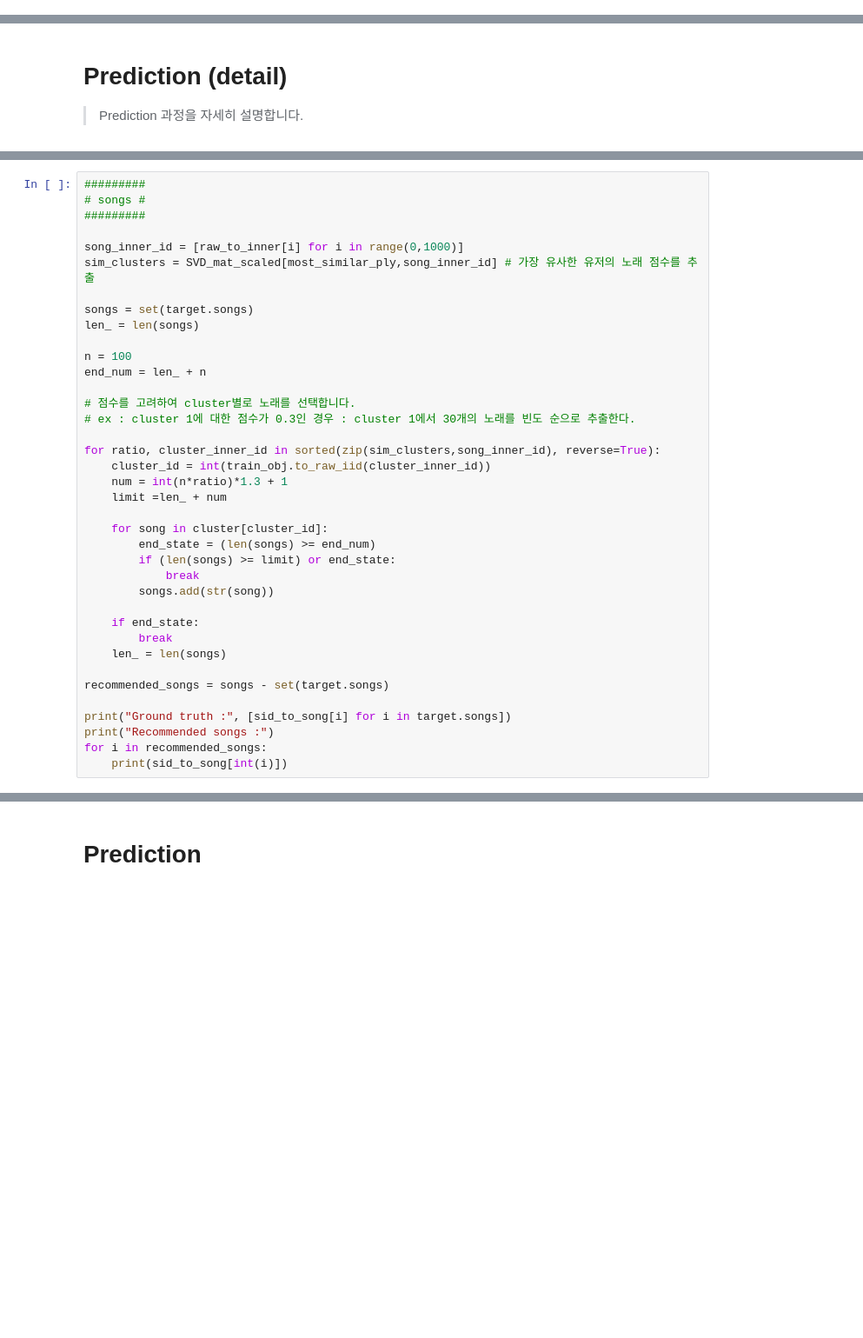
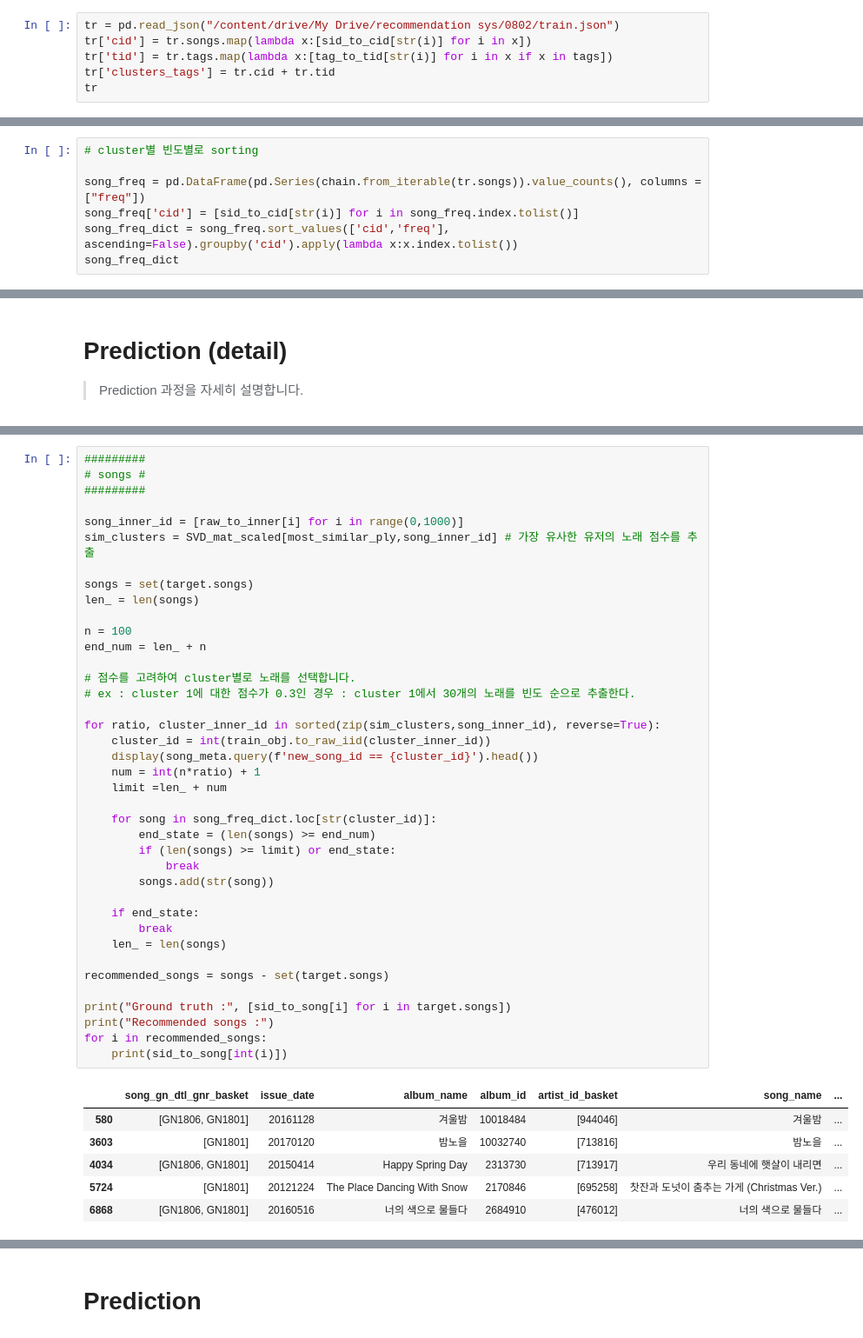
Before and after one commit to haeuuu/Alternating-LeastSquares-for-Playlist-Continuation, a Jupyter notebook: pred_validation.ipynb, the cells around one changed output, grey strips where cells are left out. Shown at 87% size. Drawn from its saved outputs; the diff is of its cells as text; blank space fills up the shorter version.

```diff
--- a/pred_validation.ipynb
+++ b/pred_validation.ipynb
@@ -69,3 +50,9 @@ val
 | 23013 | [] | 36231 |  | [161094, 665833, 688145, 432735, ... | 31 | 2015-11-18 11:49:09.000 | [531, 615, 155, 347, 70, 347, 347... | [] | [531, 615, 155, 347, 70, 347, 347... |
 | 23014 | [] | 65189 |  | [643070, 132994, 98223, 293236, 5... | 19 | 2017-04-23 16:50:58.000 | [133, 510, 968, 626, 798, 804, 85... | [] | [133, 510, 968, 626, 798, 804, 85... |
 23015 rows × 9 columns
+# %%
+tr = pd.read_json("/content/drive/My Drive/recommendation sys/0802/train.json")
+tr['cid'] = tr.songs.map(lambda x:[sid_to_cid[str(i)] for i in x])
+tr['tid'] = tr.tags.map(lambda x:[tag_to_tid[str(i)] for i in x if x in tags])
+tr['clusters_tags'] = tr.cid + tr.tid
+tr
@@ -71,0 +73,7 @@ val
+# %%
+# cluster별 빈도별로 sorting
+
+song_freq = pd.DataFrame(pd.Series(chain.from_iterable(tr.songs)).value_counts(), columns = ["freq"])
+song_freq['cid'] = [sid_to_cid[str(i)] for i in song_freq.index.tolist()]
+song_freq_dict = song_freq.sort_values(['cid','freq'], ascending=False).groupby('cid').apply(lambda x:x.index.tolist())
+song_freq_dict
@@ -144,32 +169,39 @@ sim_clusters = SVD_mat_scaled[most_similar_ply,song_inner_id] # 가장 유사한
 
 songs = set(target.songs)
 len_ = len(songs)
 
 n = 100
 end_num = len_ + n
 
 # 점수를 고려하여 cluster별로 노래를 선택합니다.
 # ex : cluster 1에 대한 점수가 0.3인 경우 : cluster 1에서 30개의 노래를 빈도 순으로 추출한다.
 
 for ratio, cluster_inner_id in sorted(zip(sim_clusters,song_inner_id), reverse=True):
     cluster_id = int(train_obj.to_raw_iid(cluster_inner_id))
-    num = int(n*ratio)*1.3 + 1
+    display(song_meta.query(f'new_song_id == {cluster_id}').head())
+    num = int(n*ratio) + 1
     limit =len_ + num
 
-    for song in cluster[cluster_id]:
+    for song in song_freq_dict.loc[str(cluster_id)]:
         end_state = (len(songs) >= end_num)
         if (len(songs) >= limit) or end_state:
             break
         songs.add(str(song))
 
     if end_state:
         break
     len_ = len(songs)
 
 recommended_songs = songs - set(target.songs)
 
 print("Ground truth :", [sid_to_song[i] for i in target.songs])
 print("Recommended songs :")
 for i in recommended_songs:
     print(sid_to_song[int(i)])
 # %% [output]
+|  | song_gn_dtl_gnr_basket | issue_date | album_name | album_id | artist_id_basket | song_name | ... |
+| 580 | [GN1806, GN1801] | 20161128 | 겨울밤 | 10018484 | [944046] | 겨울밤 | ... |
+| 3603 | [GN1801] | 20170120 | 밤노을 | 10032740 | [713816] | 밤노을 | ... |
+| 4034 | [GN1806, GN1801] | 20150414 | Happy Spring Day | 2313730 | [713917] | 우리 동네에 햇살이 내리면 | ... |
+| 5724 | [GN1801] | 20121224 | The Place Dancing With Snow | 2170846 | [695258] | 찻잔과 도넛이 춤추는 가게 (Christmas Ver.) | ... |
+| 6868 | [GN1806, GN1801] | 20160516 | 너의 색으로 물들다 | 2684910 | [476012] | 너의 색으로 물들다 | ... |
```
Also changed, not shown: parts of 12 cells of this notebook.
